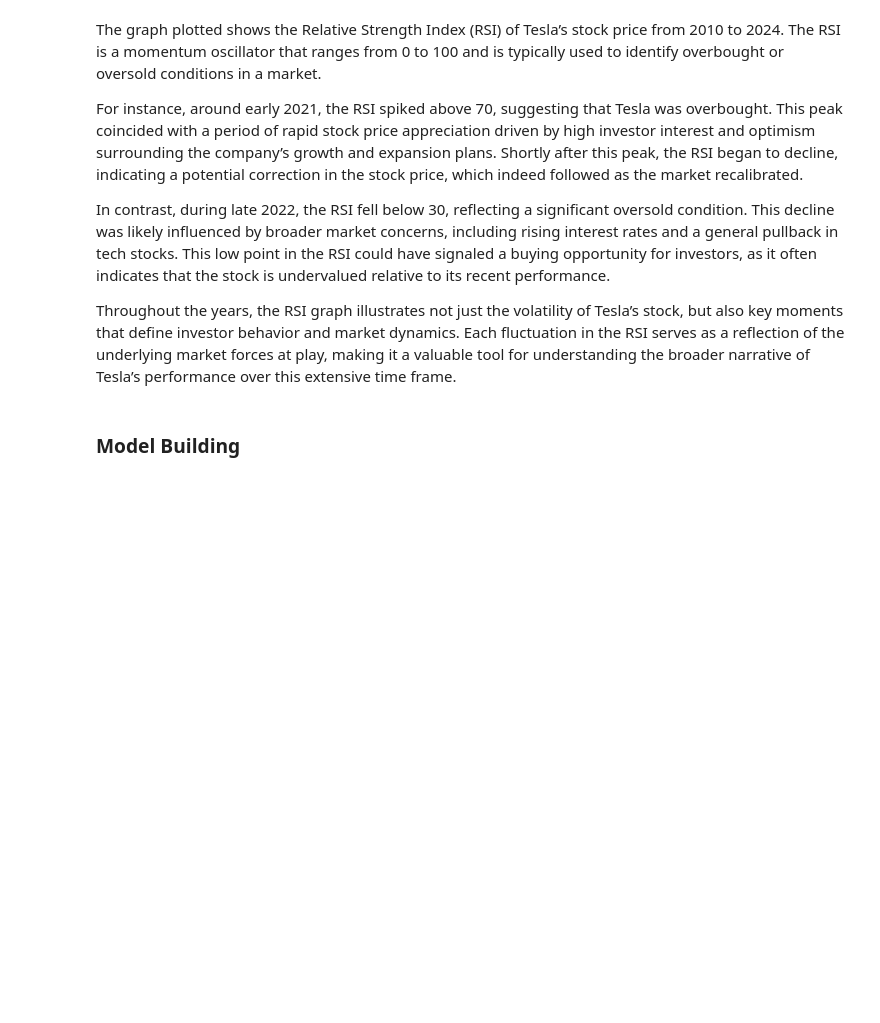
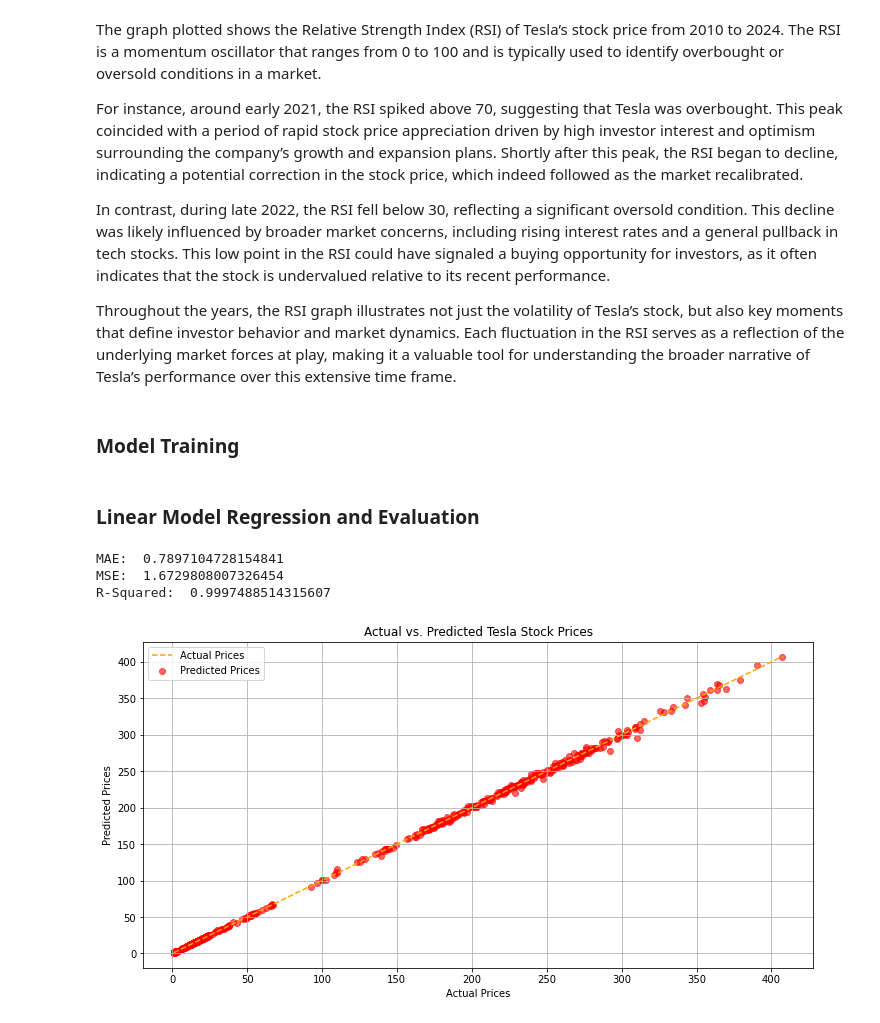
Before and after one commit to poojaapatell/Tesla-Stock-Prices-Project, a Jupyter notebook: TSLA Stock Data.ipynb, the cells around one changed output. Drawn from its saved outputs; the diff is of its cells as text; code cells hidden in the pictures; blank space fills up the shorter version.

Commit message:
linear regression model and scores added

```diff
--- a/TSLA Stock Data.ipynb
+++ b/TSLA Stock Data.ipynb
@@ -270,7 +265,7 @@ In contrast, during late 2022, the RSI fell below 30, reflecting a significant o
 
 Throughout the years, the RSI graph illustrates not just the volatility of Tesla’s stock, but also key moments that define investor behavior and market dynamics. Each fluctuation in the RSI serves as a reflection of the underlying market forces at play, making it a valuable tool for understanding the broader narrative of Tesla’s performance over this extensive time frame.
 # %% [markdown]
-### Model Building
+### Model Training
 # %%
 # Drop NaN values created by added features
 tesla_df.dropna(inplace=True)
@@ -285,3 +280,34 @@ features_scaled = scaler.fit_transform(features)
 
 # Splitting the dataset intro training and test sets
 X_train, X_test, y_train, y_test = train_test_split(features_scaled, target, test_size=0.25, random_state=42)
+# %% [markdown]
+### Linear Model Regression and Evaluation
+# %%
+linear_model = LinearRegression()
+linear_model.fit(X_train, y_train)
+y_pred = linear_model.predict(X_test)
+
+mae = mean_absolute_error(y_test, y_pred)
+rmse = mean_squared_error(y_test, y_pred, squared=False)
+r_sq = r2_score(y_test, y_pred)
+
+print("MAE: ", mae)
+print("MSE: ", rmse)
+print("R-Squared: ", r_sq)
+# %% [output]
+MAE:  0.7897104728154841
+MSE:  1.6729808007326454
+R-Squared:  0.9997488514315607
+# %%
+plt.figure(figsize=(12,6))
+plt.scatter(y_test, y_pred, alpha=0.6, color='red', label="Predicted Prices")
+plt.plot([min(y_test), max(y_test)], [min(y_test), max(y_test)], color='orange', linestyle='--', label="Actual Prices")
+
+plt.title("Actual vs. Predicted Tesla Stock Prices")
+plt.xlabel("Actual Prices")
+plt.ylabel("Predicted Prices")
+plt.legend()
+plt.grid(True)
+plt.show()
+# %% [output]
+[figure, added]
```
Also changed, not shown: parts of 1 cell of this notebook.
